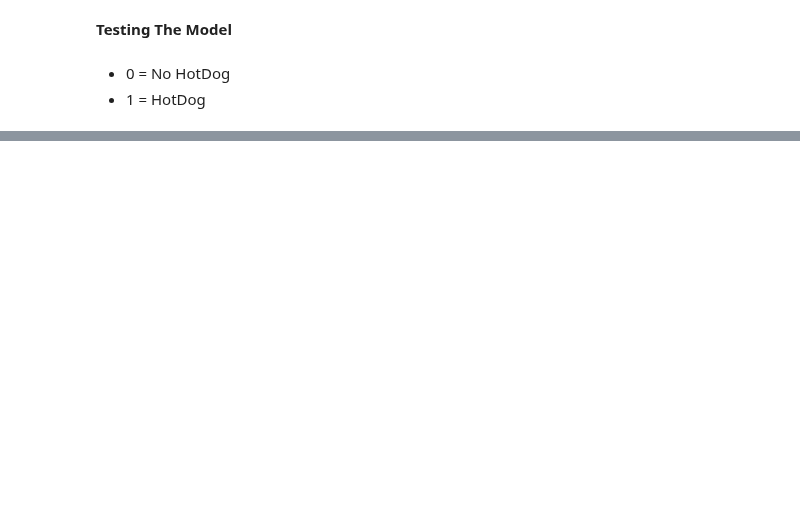
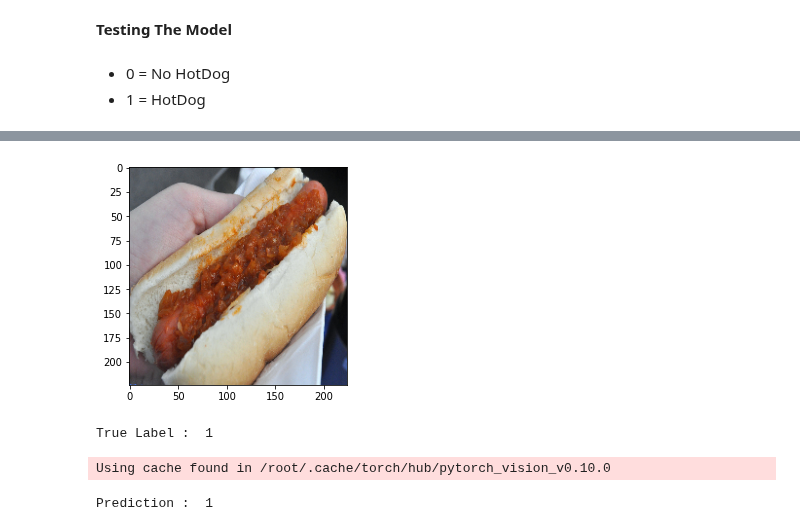
Before and after one commit to probml/probml-notebooks, a Jupyter notebook: notebooks-d2l/finetune_cnn_jax.ipynb, the cells around one changed output, grey strips where cells are left out. Cells and saved outputs as stored; diff of their text form; code cells hidden in the pictures; blank space fills up the shorter version.

```diff
--- a/notebooks-d2l/finetune_cnn_jax.ipynb
+++ b/notebooks-d2l/finetune_cnn_jax.ipynb
@@ -364,0 +265,15 @@ Prediction :  1
+# %%
+test_img2 = test_imgs[1]
+test_label2 = jax.device_get(test_labels)[1]
+
+viewable_img2 = ((test_img2-test_img2.min())/(test_img2.max()-test_img2.min()))*255.0
+plt.imshow(viewable_img2.astype(jnp.uint8))
+plt.show();
+
+print("True Label : ", test_label2)
+print("Prediction : ", jax.device_get(jnp.argmax(jax.nn.softmax(trained_state.apply_fn({'params':trained_state.params, 'batch_stats':trained_state.batch_stats}, test_img2.reshape(1, 224, 224, 3))))))
+# %% [output]
+[figure, added]
+True Label :  1
+Using cache found in /root/.cache/torch/hub/pytorch_vision_v0.10.0
+Prediction :  1
```
Also changed, not shown: parts of 18 cells of this notebook.
